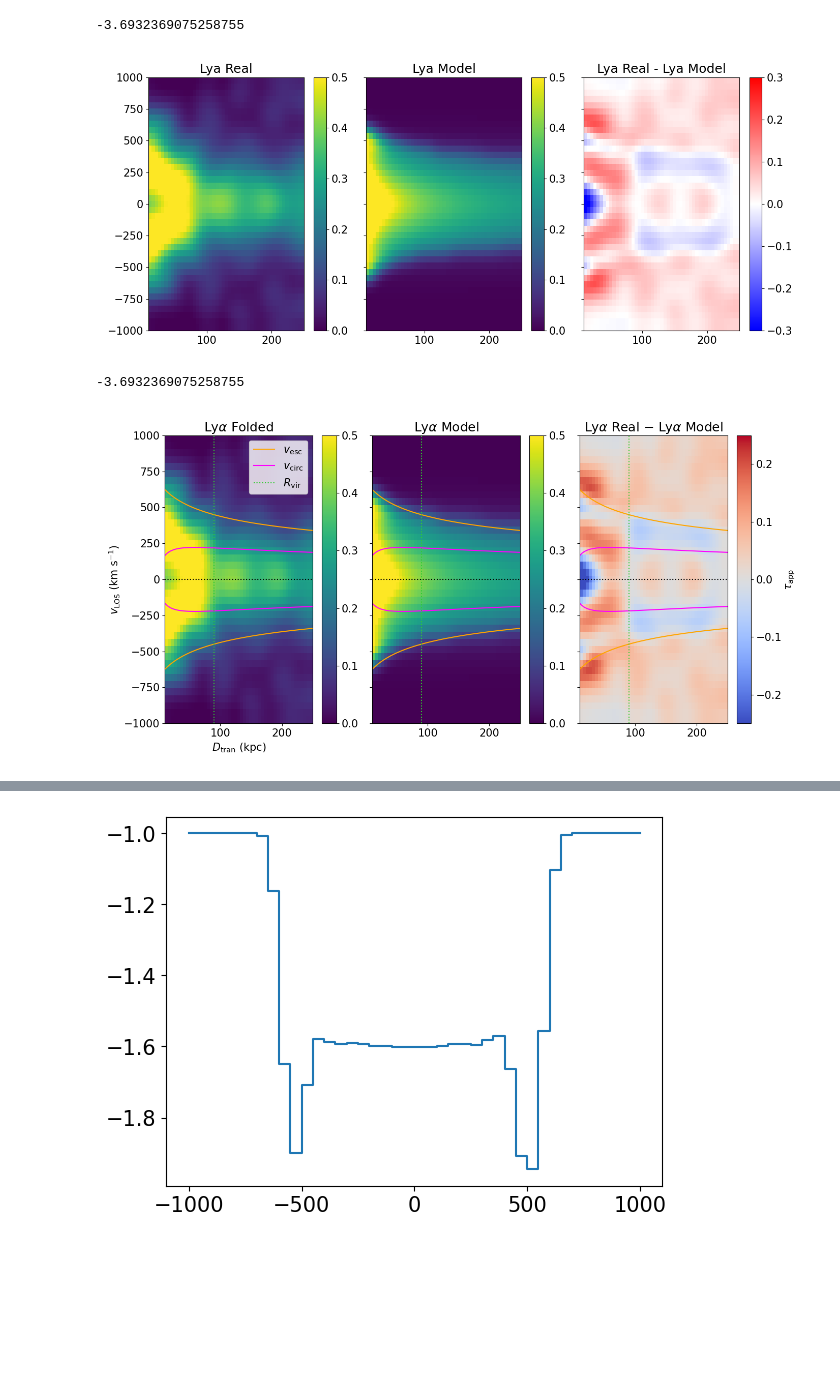
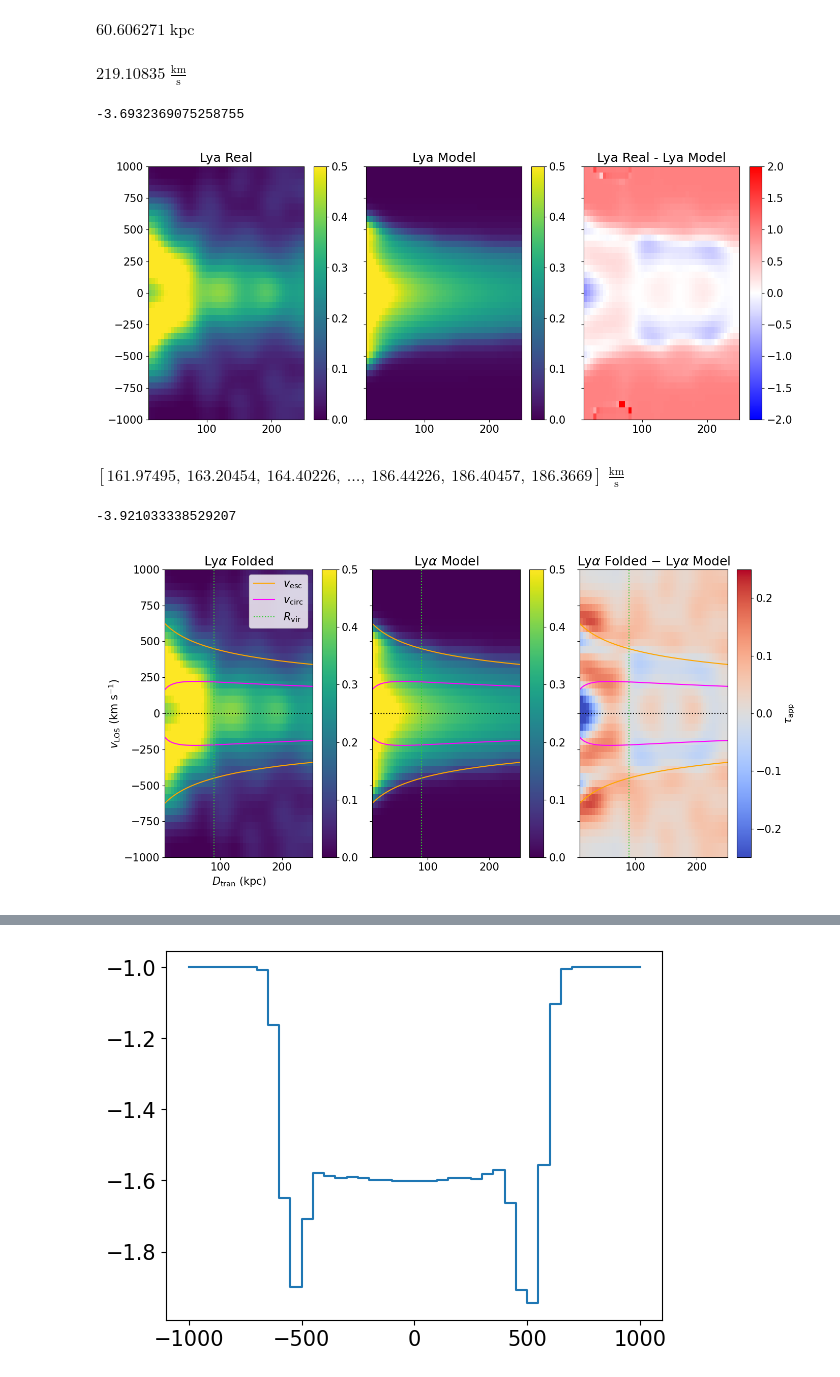
Before and after one commit to prusinski/galpair_model, a Jupyter notebook: gaussian_inflow.ipynb, the cells around one changed output, grey strips where cells are left out. Cells and saved outputs as stored; diff of their text form; code cells hidden in the pictures; blank space fills up the shorter version.

```diff
--- a/gaussian_inflow.ipynb
+++ b/gaussian_inflow.ipynb
@@ -341,32 +347,44 @@ vesc = np.sqrt(2*c.G*1e12*u.M_sun/rr*np.log(1+cnfw*rr/rvir)/(np.log(1+cnfw)-cnfw
+# %%
+nmodel.r_max.to('kpc')
+# %% [output]
+$60.606271 \; \mathrm{kpc}$
+# %%
+nmodel.v_max
+# %% [output]
+$219.10835 \; \mathrm{\frac{km}{s}}$
 # %%
 # theta = 905, -450, 0.13, 0.22, 0.45, 0.4 #vout, vin, aout, ain, gout, gin
 theta = 750, 258, 0.2, 0.2, 0.4, 0.33
 likelihood, lya_model = lnlike(theta)
 print(likelihood)
 vmi, vma = -0, 0.5
 
 fig, ax = plt.subplots(1,3, figsize = (14,6), sharex=True, sharey=True)
 re = ax[0].imshow(lya_real, aspect='auto', origin='lower',
                   extent = [bvec_final.min(), bvec_final.max(), vvec_final.min(), vvec_final.max()], vmin = vmi, vmax = vma)
 fig.colorbar(re, ax=ax[0])
 ax[0].set_title('Lya Real')
 
 mod = ax[1].imshow(lya_model, aspect='auto', origin='lower',
                    extent = [bvec_final.min(), bvec_final.max(), vvec_final.min(), vvec_final.max()], vmin = vmi, vmax = vma)
 fig.colorbar(mod, ax=ax[1])
 ax[1].set_title('Lya Model')
 
-diff = ax[2].imshow(lya_real - lya_model, aspect='auto', origin='lower',
-                    extent = [bvec_final.min(), bvec_final.max(), vvec_final.min(), vvec_final.max()], cmap='bwr', vmin=-0.3, vmax=0.3)
+diff = ax[2].imshow((lya_real - lya_model)/lya_real, aspect='auto', origin='lower',
+                    extent = [bvec_final.min(), bvec_final.max(), vvec_final.min(), vvec_final.max()], cmap='bwr', vmin=-2, vmax=2)
 fig.colorbar(diff, ax=ax[2])
 ax[2].set_title('Lya Real - Lya Model')
 fig.tight_layout()
 plt.show()
 # %% [output]
 -3.6932369075258755
-[figure, old version]
+[figure, new version]
+# %%
+nmodel.circular_velocity(rr).to('km/s')
+# %% [output]
+$[161.97495,~163.20454,~164.40226,~\dots,~186.44226,~186.40457,~186.3669] \; \mathrm{\frac{km}{s}}$
 # %%
-theta = 750, 258, 0.2, 0.2, 0.4, 0.33 #vout, vin, aout, ain, gout, gin, gv
+theta = 750, 219, 0.21, 0.2, 0.4, 0.32 #vout, vin, aout, ain, gout, gin, gv
 # 830, -269, 0.1, 0.17, 0.1, 0.2
 #756, -311, 0.1, 0.27, 0.26, 0.45
 #756, -311, 0.1, 0.17, 0.26, 0.45 this is okay
@@ -389,13 +407,14 @@ ax[1].set_title('Ly$\\alpha$ Model', fontsize = 18)
 diff = ax[2].imshow(lya_real - lya_model, aspect='auto', origin='lower',
                     extent = [bvec_final.min(), bvec_final.max(), vvec_final.min(), vvec_final.max()], cmap='coolwarm', vmin=-0.25, vmax=0.25)
 fig.colorbar(diff, ax=ax[2], label = '$\\tau_\\mathrm{app}$')
-ax[2].set_title('Ly$\\alpha$ Real $-$ Ly$\\alpha$ Model', fontsize = 18)
+ax[2].set_title('Ly$\\alpha$ Folded $-$ Ly$\\alpha$ Model', fontsize = 18)
 fig.tight_layout()
 
 ax[0].plot(rr, vesc.to('km/s'), label = '$v_\mathrm{esc}$', c='orange')
 ax[0].plot(rr, vcirc.to('km/s'), c='magenta', label = '$v_\mathrm{circ}$')
 ax[0].plot(rr, -vesc.to('km/s'), c='orange')
 ax[0].plot(rr, -vcirc.to('km/s'), c='magenta')
+# ax[0].plot(rr, nmodel.circular_velocity(rr).to('km/s'), c='yellow')
 ax[0].axvline(90, ls = ':', c='limegreen', label = '$R_\mathrm{vir}$')
 
 ax[1].plot(rr, vesc.to('km/s'), label = '$v_\mathrm{esc}$', c='orange')
@@ -418,9 +437,9 @@ ax[1].axhline(0, ls=':', c='k')
 ax[2].axhline(0, ls=':', c='k')
 ax[0].legend()
 fig.tight_layout()
-plt.savefig('out+in_model_250312.pdf')
+plt.savefig('out+in_model_250313.pdf')
 
 plt.show()
 # %% [output]
--3.6932369075258755
+-3.921033338529207
-[figure, old version]
+[figure, new version]
```
Also changed, not shown: parts of 4 cells of this notebook, 8 other files.
